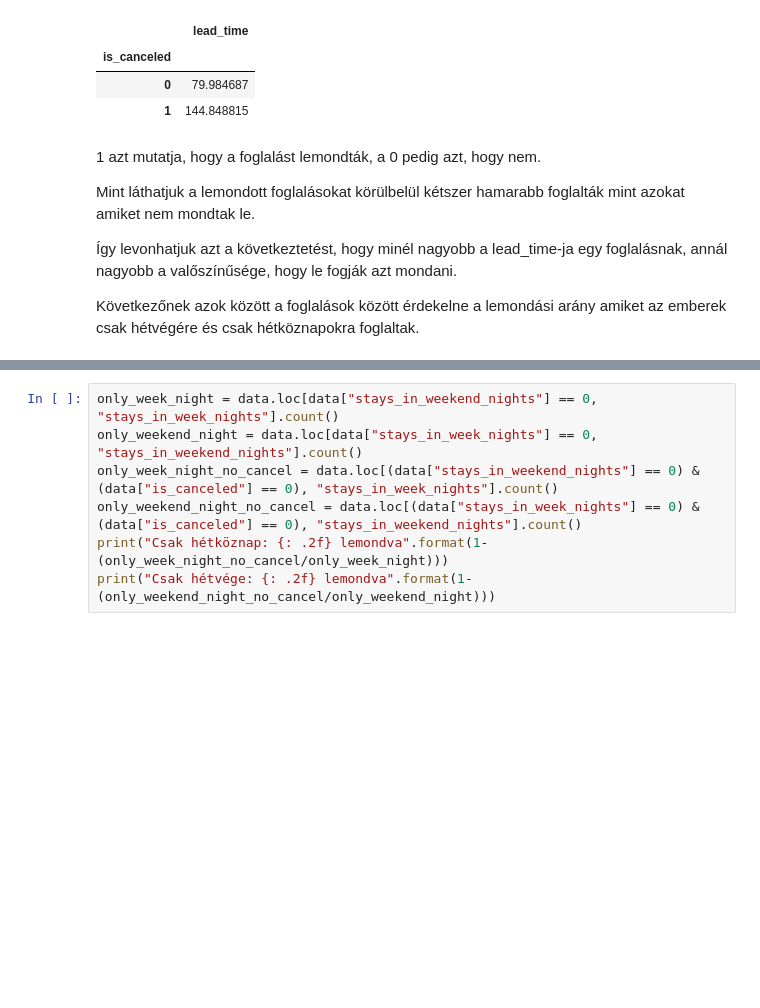
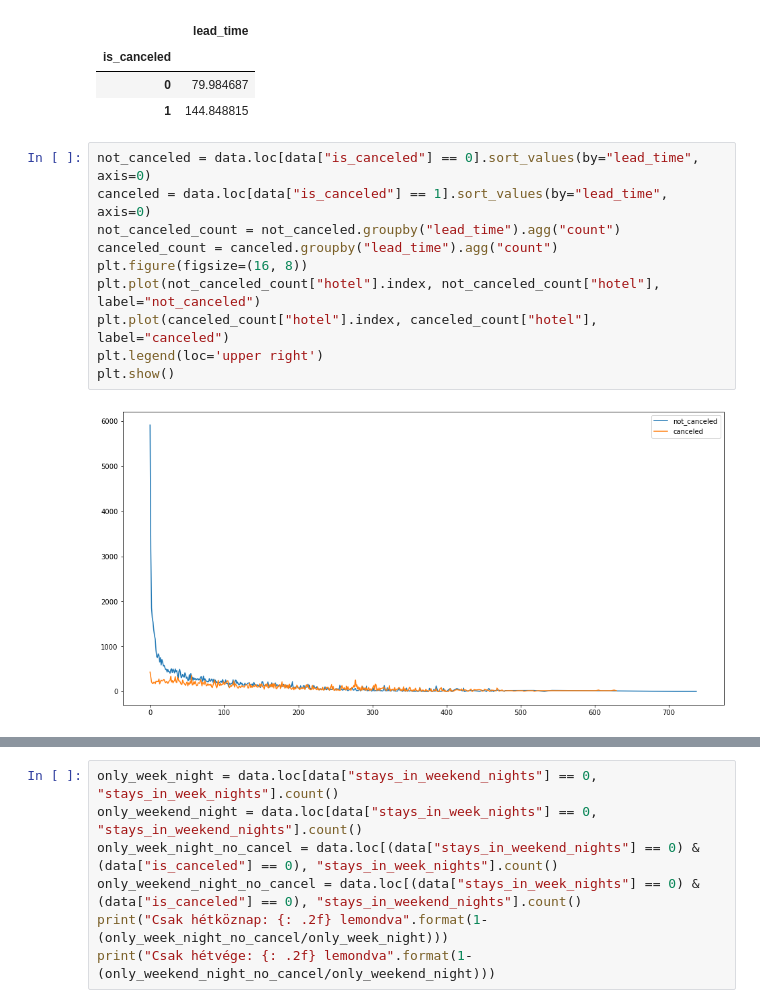
Before and after one commit to lenkei-mark/szakdolgozat, a Jupyter notebook: notebooks/adatelemzes/3_day_night_weekday_weekend_months.ipynb, the cells around one changed output, grey strips where cells are left out. Saved outputs shown, nothing was run; the diff lists cells and outputs as text; blank space fills up the shorter version.

```diff
--- a/notebooks/adatelemzes/3_day_night_weekday_weekend_months.ipynb
+++ b/notebooks/adatelemzes/3_day_night_weekday_weekend_months.ipynb
@@ -18,11 +20,15 @@ pd.pivot_table(data, values = "lead_time", index = "is_canceled")
 | is_canceled |  |
 | 0 | 79.984687 |
 | 1 | 144.848815 |
-# %% [markdown]
-1 azt mutatja, hogy a foglalást lemondták, a 0 pedig azt, hogy nem.
-
-Mint láthatjuk a lemondott foglalásokat körülbelül kétszer hamarabb foglalták mint azokat amiket nem mondtak le.
-
-Így levonhatjuk azt a következtetést, hogy minél nagyobb a lead_time-ja egy foglalásnak, annál nagyobb a valőszínűsége, hogy le fogják azt mondani.
-
-Következőnek azok között a foglalások között érdekelne a lemondási arány amiket az emberek csak hétvégére és csak hétköznapokra foglaltak.
+# %%
+not_canceled = data.loc[data["is_canceled"] == 0].sort_values(by="lead_time", axis=0)
+canceled = data.loc[data["is_canceled"] == 1].sort_values(by="lead_time", axis=0)
+not_canceled_count = not_canceled.groupby("lead_time").agg("count")
+canceled_count = canceled.groupby("lead_time").agg("count")
+plt.figure(figsize=(16, 8))
+plt.plot(not_canceled_count["hotel"].index, not_canceled_count["hotel"], label="not_canceled")
+plt.plot(canceled_count["hotel"].index, canceled_count["hotel"], label="canceled")
+plt.legend(loc='upper right')
+plt.show()
+# %% [output]
+[figure, added]
```
Also changed, not shown: parts of 5 cells of this notebook.
